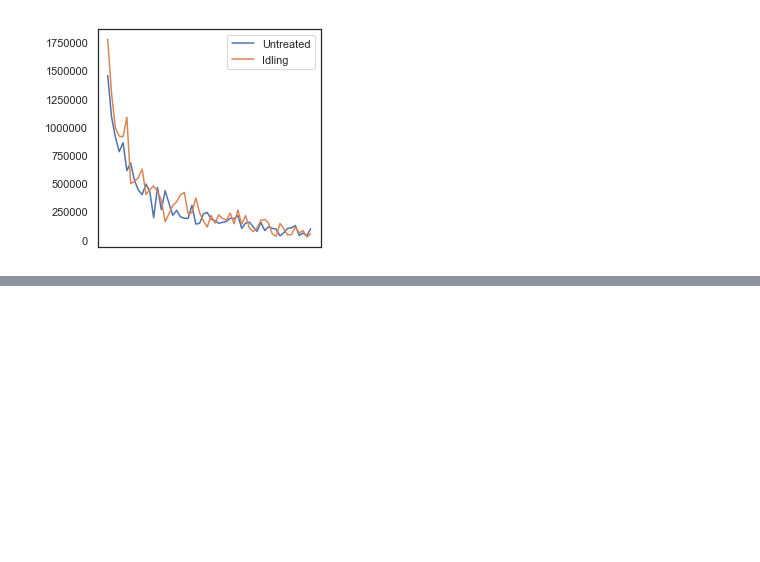
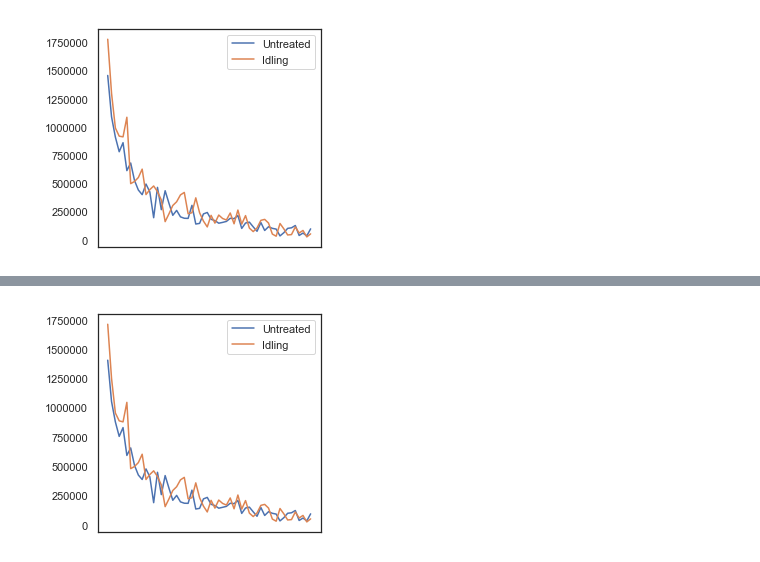
Before and after one commit to codyheiser/fluffy-succotash, a Jupyter notebook: barcode_assay_alignment.ipynb, the cells around one changed output, grey strips where cells are left out. Cells and saved outputs as stored; diff of their text form; code cells hidden in the pictures; blank space fills up the shorter version.

Commit message:
reverse complements of read 2 files, merging of barcode abundances as first-pass

```diff
--- a/barcode_assay_alignment.ipynb
+++ b/barcode_assay_alignment.ipynb
@@ -64,0 +75,4 @@ plt.show()
+# %%
+%%time
+U_R2 = pd.read_csv(gzip.open('untreated/2898-CH-1-CGAAACAT-GTTCAGAG_S1_R2_001_REVCOMP.txt.gz'), sep='\t', header=None)
+I_R2 = pd.read_csv(gzip.open('idling/2898-CH-2-GGCCACAT-GTTCAGAG_S2_R2_001_REVCOMP.txt.gz'), sep='\t', header=None)
@@ -64,0 +82,20 @@ plt.show()
+# %%
+# count instances of unique barcode sequences
+U_R2_counts = pd.DataFrame(U_R2[0].value_counts())
+U_R2_counts.rename(index=str, columns={0: "Count"}, inplace=True)
+# %%
+# count instances of unique barcode sequences
+I_R2_counts = pd.DataFrame(I_R2[0].value_counts())
+I_R2_counts.rename(index=str, columns={0: "Count"}, inplace=True)
+# %%
+# merge results of barcode assay with scRNA-seq barcode abundances
+U_R2_50 = pd.DataFrame(U.barcode_counts(U.top_barcodes(top50))).merge(U_R2_counts, how='left', right_index=True, left_index=True)
+I_R2_50 = pd.DataFrame(I.barcode_counts(U.top_barcodes(top50))).merge(I_R2_counts, how='left', right_index=True, left_index=True)
+# %%
+# plot abundance of barcodes to use for distance calcs
+plt.figure(figsize=(4,4))
+U_R2_50['Count'].plot(label='Untreated', legend=True)
+I_R2_50['Count'].plot(label='Idling', legend=True)
+plt.show()
+# %% [output]
+[figure, added]
```
Also changed, not shown: parts of 10 cells of this notebook, 4 other files.
